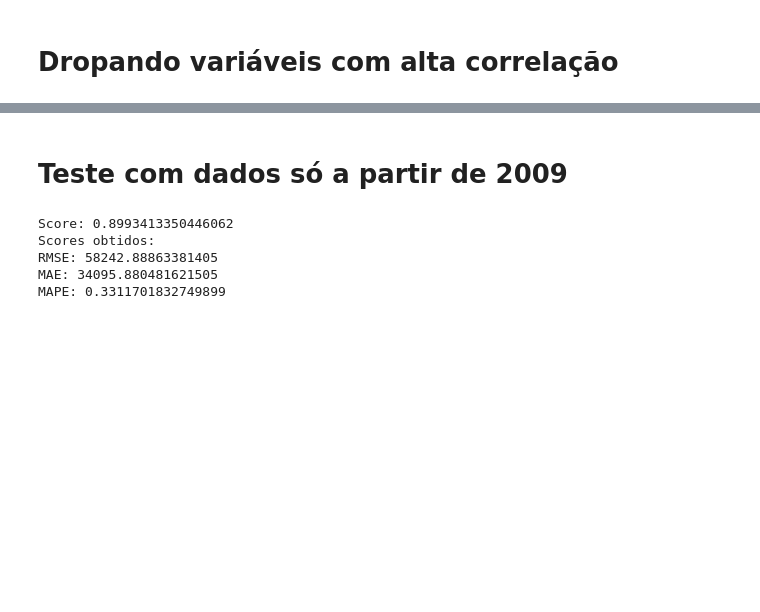
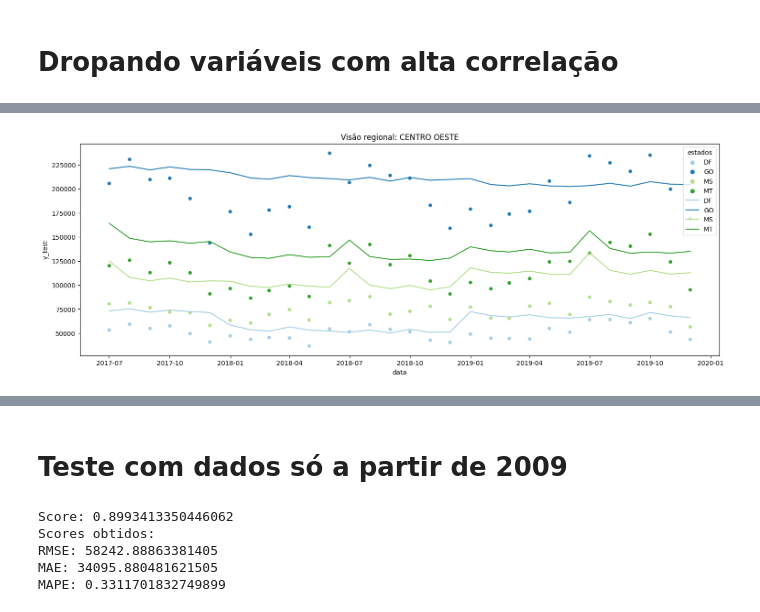
Before and after one commit to LeiteJu/TCC, a Jupyter notebook: notebooks/linear_regression.ipynb, the cells around one changed output, grey strips where cells are left out. Drawn from its saved outputs; the diff is of its cells as text; code cells hidden in the pictures; blank space fills up the shorter version.

```diff
--- a/notebooks/linear_regression.ipynb
+++ b/notebooks/linear_regression.ipynb
@@ -342,0 +428,4 @@ show_pred(pred, STATES)
+# %%
+region_graphs(pred, 'CENTRO OESTE')
+# %% [output]
+[figure, added]
```
Also changed, not shown: parts of 17 cells of this notebook, 3 other files.
